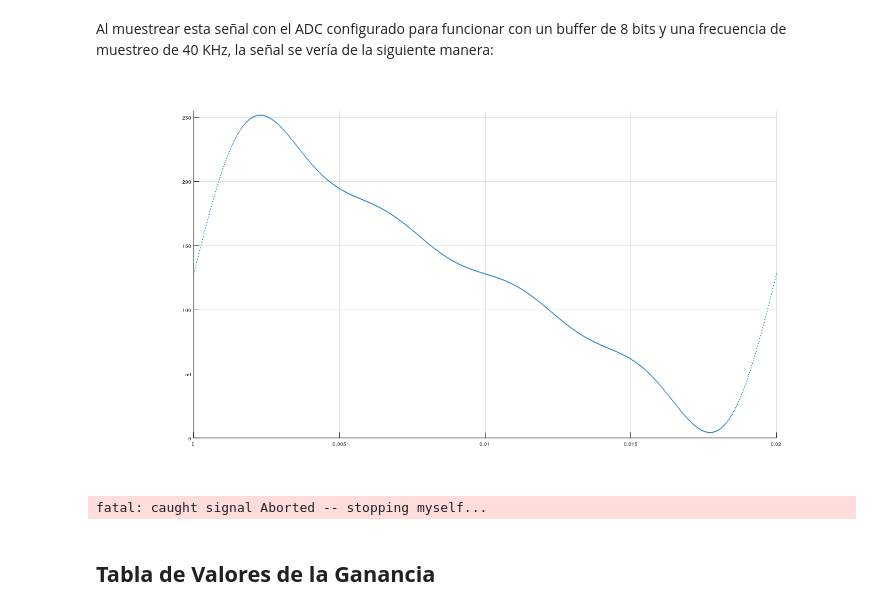
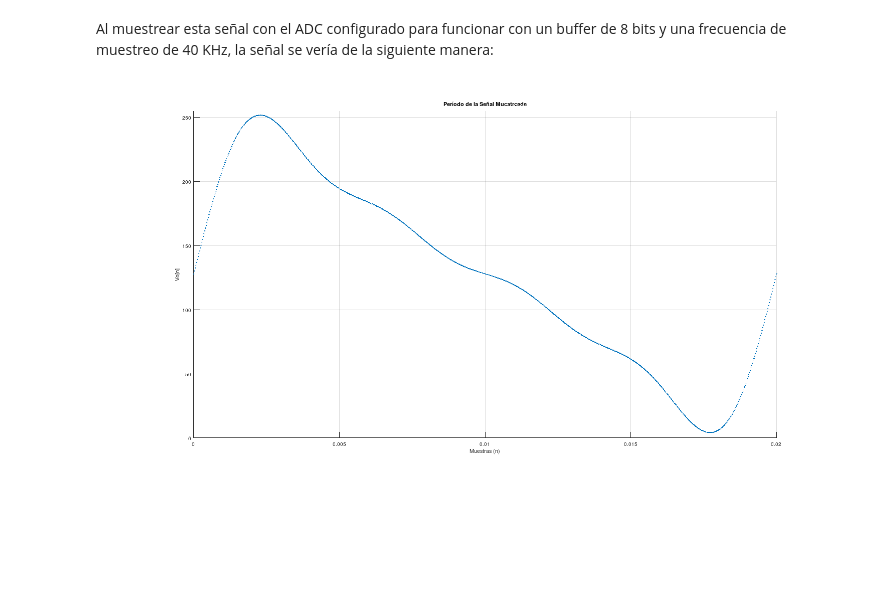
Before and after one commit to ezequiel1611/FiltroArmonicoActivo, a Jupyter notebook: Jupyter_Angel/analisis_sensado_corriente.ipynb, the cells around one changed output. Drawn from its saved outputs; the diff is of its cells as text; code cells hidden in the pictures; blank space fills up the shorter version.

```diff
--- a/Jupyter_Angel/analisis_sensado_corriente.ipynb
+++ b/Jupyter_Angel/analisis_sensado_corriente.ipynb
@@ -107,16 +107,16 @@ Al muestrear esta señal con el ADC configurado para funcionar con un buffer de
 # %%
 adc_scale = 256/3; % factor de escala al usar 8 bits
 Vo_adc = adc_scale * Vo; % aplico el factor de escala
 
 % grafico de forma que se note la discretización
 figure;
 scatter(t,Vo_adc,1);
 set(gcf, 'Position', [0,0,1500,800]);
 xlim([0,0.02]);
 ylim([0,255]);
+title('Período de la Señal Muestreada');
+xlabel('Muestras (n)');
+ylabel('Vo[n]');
 grid 'on';
 # %% [output]
-[figure, old version]
+[figure, new version]
-fatal: caught signal Aborted -- stopping myself...
-# %% [markdown]
-## **Tabla de Valores de la Ganancia**
```
Also changed, not shown: parts of 15 cells of this notebook.
